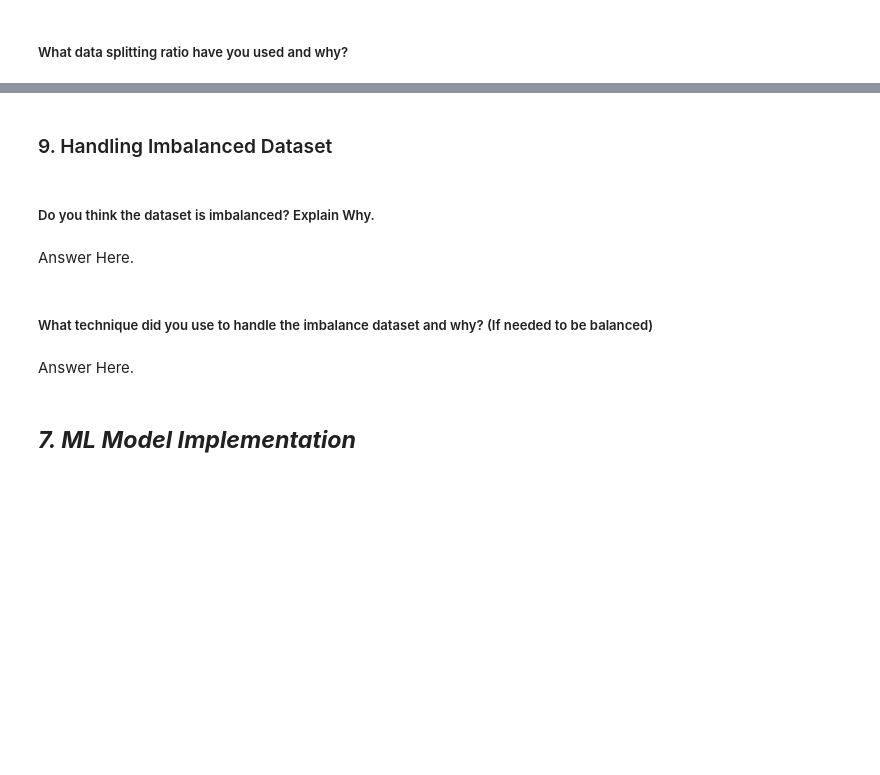
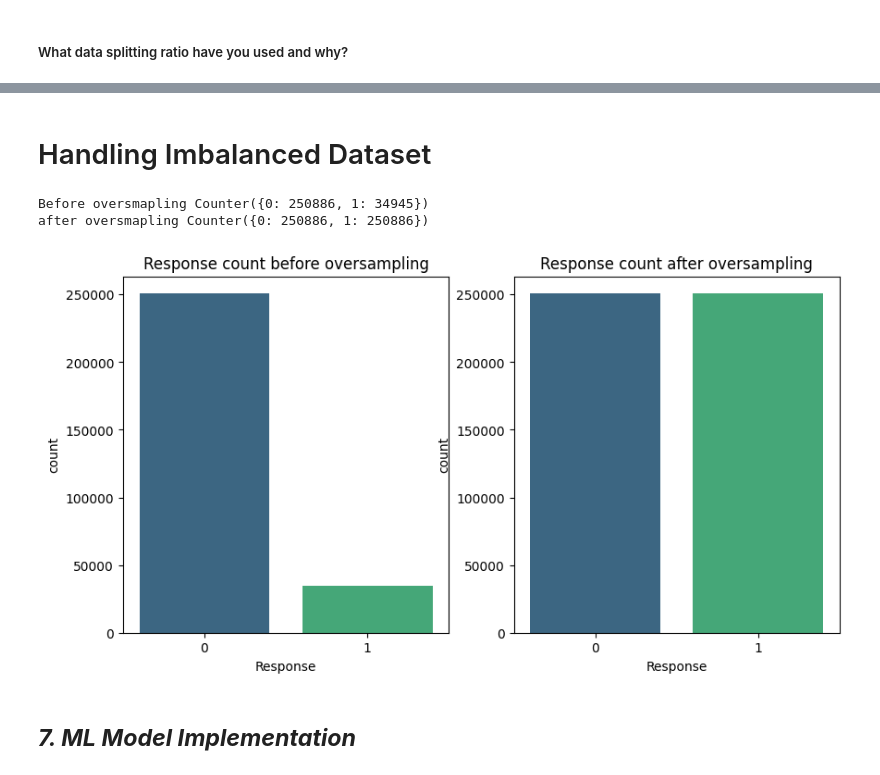
Before and after one commit to Kalpesh-Nandedkar/HEALTH-INSURANCE-CROSS-SELL-PREDICTION, a Jupyter notebook: HEALTH_INSURANCE_CROSS_SELL_PREDICTION.ipynb, the cells around one changed output, grey strips where cells are left out. Cells and saved outputs as stored; diff of their text form; code cells hidden in the pictures; blank space fills up the shorter version.

```diff
--- a/HEALTH_INSURANCE_CROSS_SELL_PREDICTION.ipynb
+++ b/HEALTH_INSURANCE_CROSS_SELL_PREDICTION.ipynb
@@ -1023,2 +1035,7 @@ Answer Here.
+# %%
+# performing train test split
+from sklearn.model_selection import train_test_split
+
+X_train , X_test, y_train, y_test = train_test_split(X, y, test_size=0.25, random_state = 42)
 # %% [markdown]
 ##### What data splitting ratio have you used and why?
@@ -1026,0 +1054,14 @@ Answer Here.
+# %%
+# scaling and encoding the X_train data set
+cat_feature_df =  X_train[['Gender', 'Region_Code','Vehicle_Age', 'Vehicle_Damage','Driving_License','Previously_Insured']]
+cat_feature_df = cat_feature_df.reset_index().drop('index', axis = 1)
+
+encoded_columns =    pd.get_dummies(cat_feature_df, drop_first =True)
+
+
+numeric_feature_df = X_train[['Age', 'Annual_Premium', 'Policy_Sales_Channel', 'Vintage']]
+
+sc = StandardScaler()
+df1 =  pd.DataFrame(sc.fit_transform(numeric_feature_df), columns = ['Age', 'Annual_Premium', 'Policy_Sales_Channel', 'Vintage'])
+scaled_X_train = pd.concat([ df1, encoded_columns], axis = 1)
+scaled_X_train
@@ -1027,6 +1109,2 @@ Answer Here.
 # %% [markdown]
-### 9. Handling Imbalanced Dataset
+# Handling Imbalanced Dataset
-# %% [markdown]
-##### Do you think the dataset is imbalanced? Explain Why.
-# %% [markdown]
-Answer Here.
@@ -1035,7 +1111,34 @@ Answer Here.
-# %% [markdown]
-##### What technique did you use to handle the imbalance dataset and why? (If needed to be balanced)
-# %% [markdown]
-Answer Here.
+# %%
+# Handling Imbalanced Dataset (If needed)
+from imblearn.over_sampling import SMOTE
+# Resampling the minority class. The strategy can be changed as required.
+
+counter = Counter(y_train)
+print('Before oversmapling', counter )
+sm = SMOTE(sampling_strategy='minority', random_state=42)
+# Fit the model to generate the data.
+oversampled_X, oversampled_Y = sm.fit_resample(scaled_X_train, y_train)
+oversampled = pd.concat([pd.DataFrame(oversampled_Y), pd.DataFrame(oversampled_X)], axis=1)
+
+counter = Counter(oversampled_Y)
+print('after oversmapling', counter )
+# %% [output]
+Before oversmapling Counter({0: 250886, 1: 34945})
+after oversmapling Counter({0: 250886, 1: 250886})
+# %%
+# plotting the above results
+fig, axes = plt.subplots(1,2, figsize = (10,5))
+
+
+sns.countplot(data = y_train, x = y_train, ax = axes[0], palette = 'viridis')
+sns.countplot(data = oversampled, x = oversampled_Y, ax = axes[1], palette = 'viridis')
+
+axes[0].set_title('Response count before oversampling')
+axes[1].set_title('Response count after oversampling')
+
+plt.show()
+# %% [output]
+[figure, added]
 # %% [markdown]
 ## ***7. ML Model Implementation***
 # %% [markdown]
```
Also changed, not shown: parts of 32 cells of this notebook.
